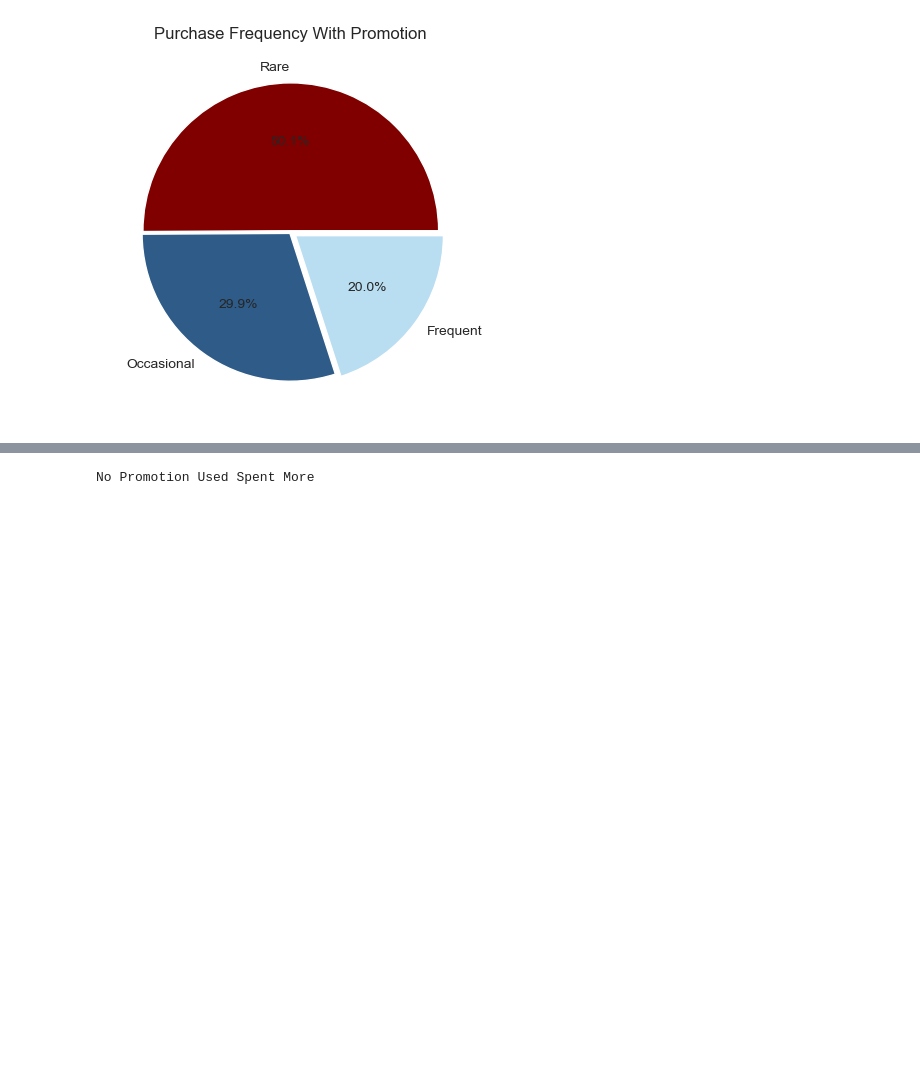
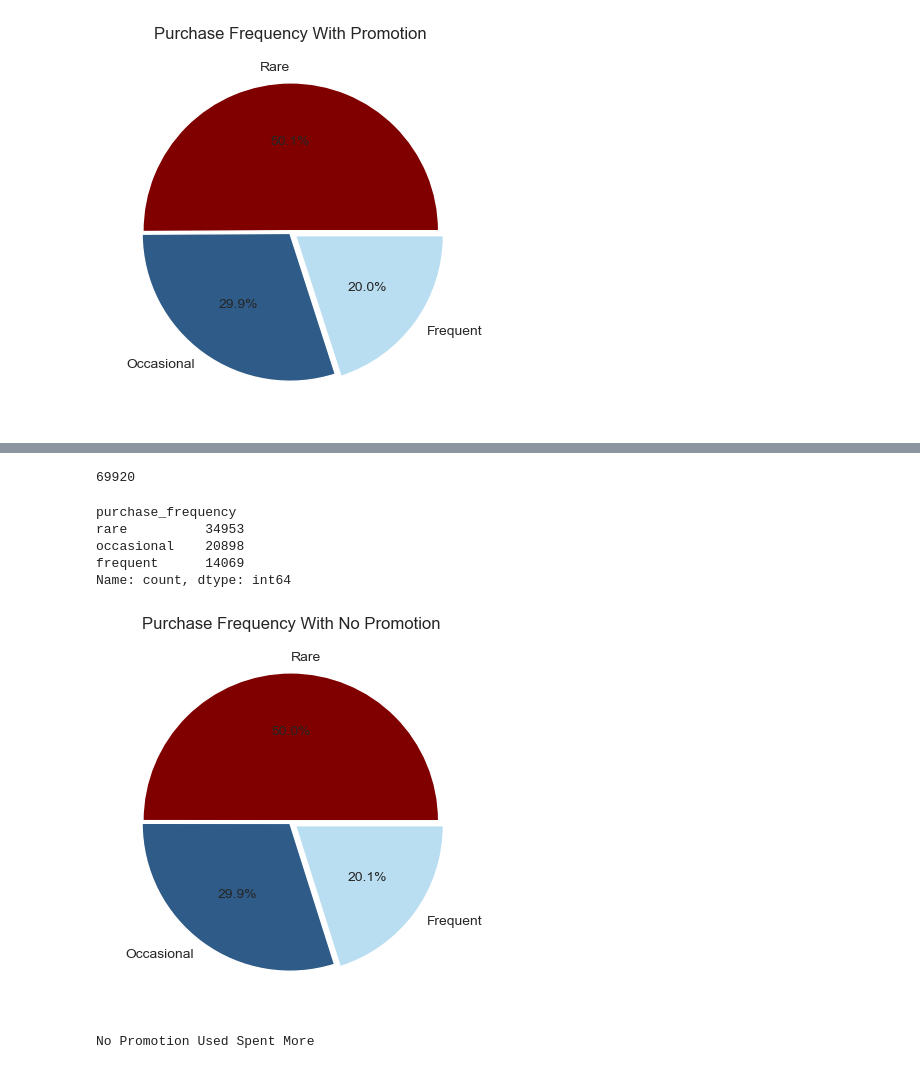
Before and after one commit to Siggy0002/Project-1-Team-Finance, a Jupyter notebook: Project 1 Code.ipynb, the cells around one changed output, grey strips where cells are left out. Cells and saved outputs as stored; diff of their text form; code cells hidden in the pictures; blank space fills up the shorter version.

Commit message:
Forgot to add a graph for andrews code

```diff
--- a/Project 1 Code.ipynb
+++ b/Project 1 Code.ipynb
@@ -496,0 +472,25 @@ plt.show()
+# %%
+len(no_promotion_used['purchase_frequency'])
+# %% [output]
+69920
+# %%
+no_promotion_used['purchase_frequency'].value_counts()
+# %% [output]
+purchase_frequency
+rare          34953
+occasional    20898
+frequent      14069
+Name: count, dtype: int64
+# %%
+#No Promotion Used Visualizations
+no_promotion_used['purchase_frequency'].value_counts().plot(kind='pie',
+                                                         autopct='%1.1f%%',
+                                                         labels=['Rare','Occasional','Frequent'],
+                                                         explode=[0.01,0.01,0.04],
+                                                        colors=["maroon","#2E5B88", "#B9DDF1"])
+plt.title('Purchase Frequency With No Promotion')
+plt.ylabel('')
+plt.savefig("resources/Purchase_Frequency_With_No_Promotion")
+plt.show()
+# %% [output]
+[figure, added]
```
Also changed, not shown: parts of 10 cells of this notebook, 5 other files.
